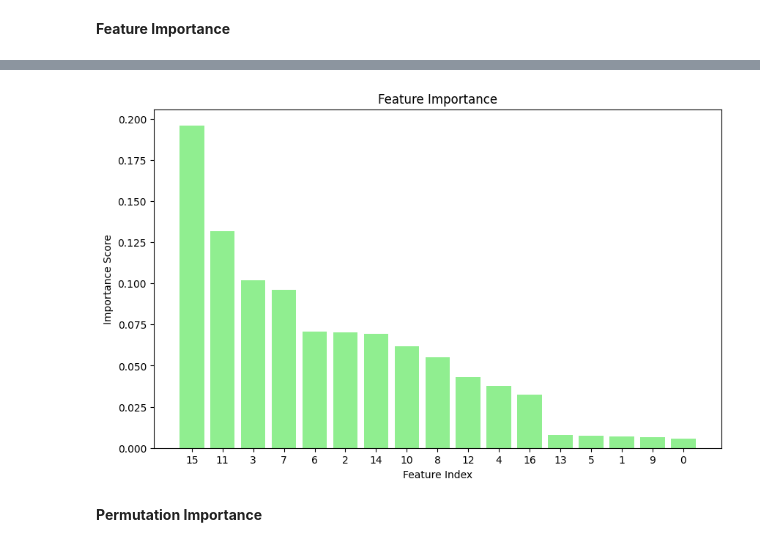
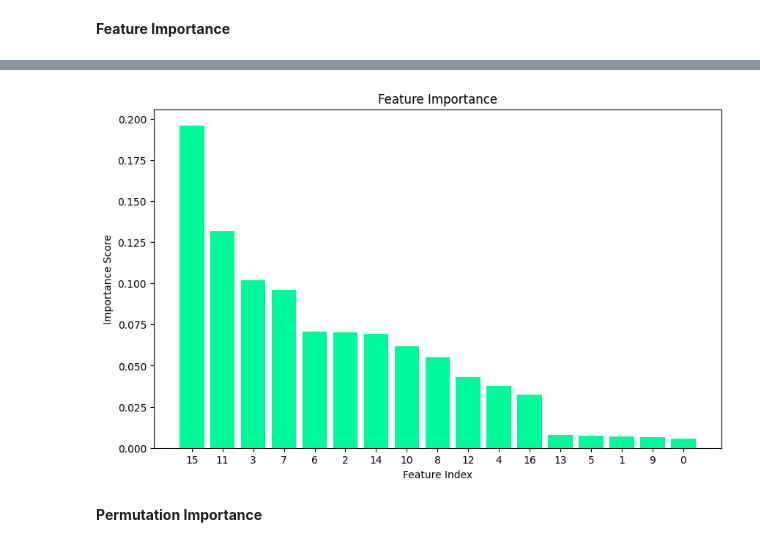
Before and after one commit to amirmosio/telegram-event-detection, a Jupyter notebook: data_analysis/result_analysis.ipynb, the cells around one changed output, grey strips where cells are left out. Cells and saved outputs as stored; diff of their text form; code cells hidden in the pictures.

```diff
--- a/data_analysis/result_analysis.ipynb
+++ b/data_analysis/result_analysis.ipynb
@@ -77,14 +79,14 @@ timegap3:0.196 - Index: 15
 # %%
 indices = np.argsort(importances)[::-1]
 plt.figure(figsize=(10, 6))
 plt.title("Feature Importance")
-plt.bar(range(X_train.shape[1]), importances[indices], align="center", color = 'lightgreen')
+plt.bar(range(X_train.shape[1]), importances[indices], align="center", color = '#00FA9A')
 plt.xticks(range(X_train.shape[1]),indices) #[columns_enumeration[i] for i in indices])
 plt.xlabel("Feature Index")
 plt.ylabel("Importance Score")
 plt.show()
 # %% [output]
-[figure, old version]
+[figure, new version]
 # %% [markdown]
 **Permutation Importance**
 # %% [markdown]
```
Also changed, not shown: parts of 11 cells of this notebook.
